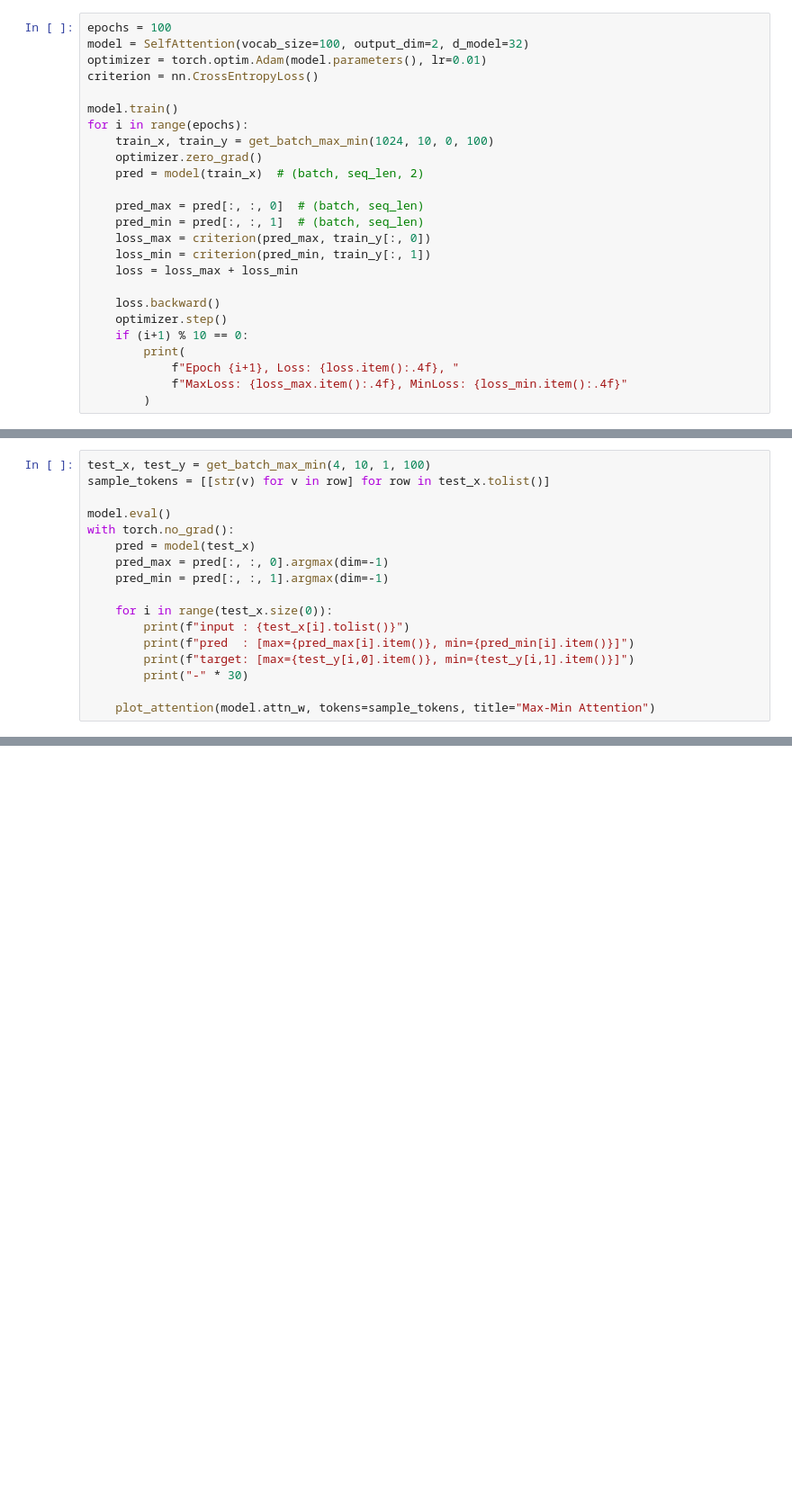
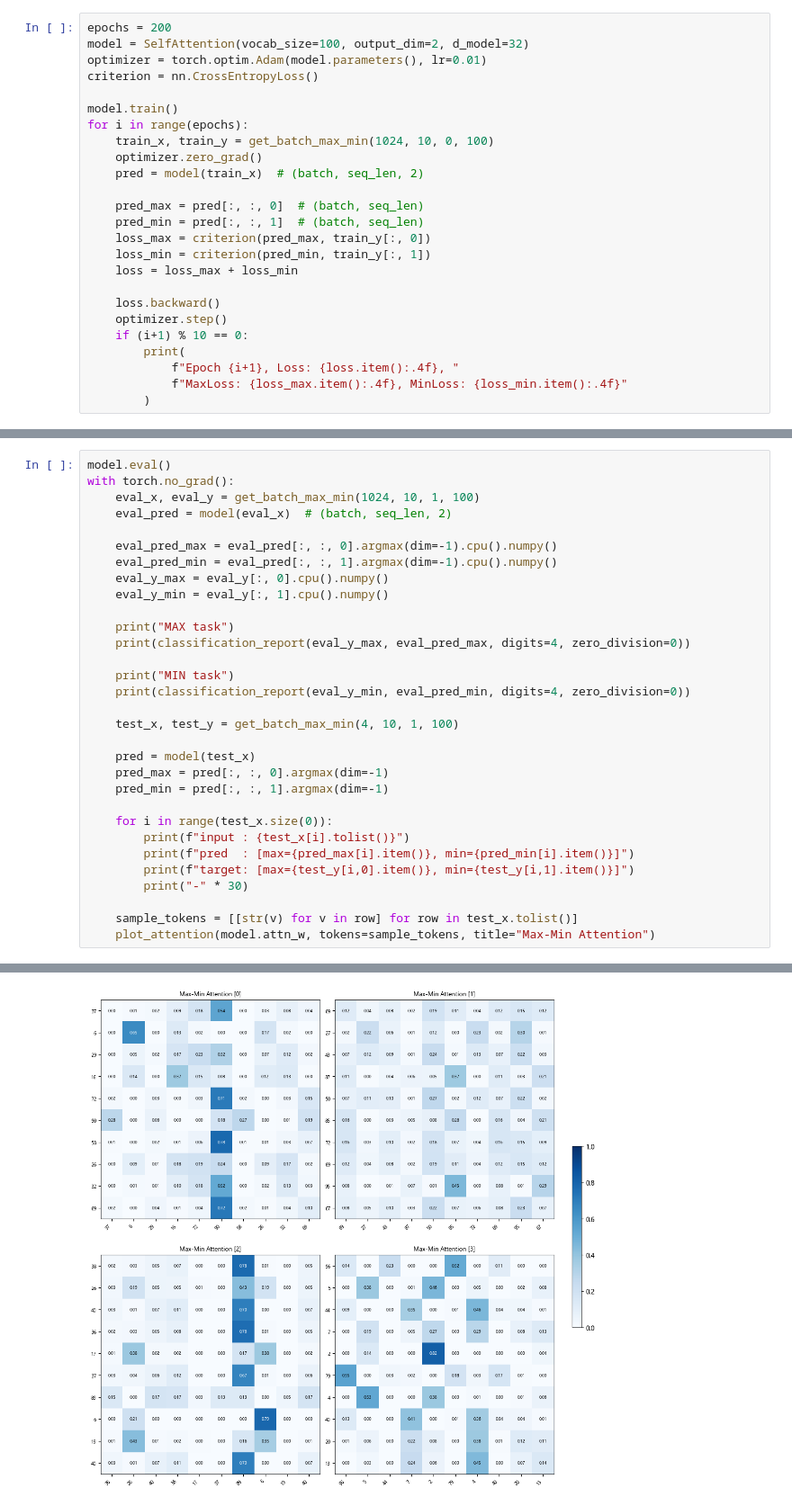
Before and after one commit to Antrairs/inside-transformer, a Jupyter notebook: notebooks/01_SingleHeadSelfAttention/SingleHeadSelfAttention.ipynb, the cells around one changed output, grey strips where cells are left out. Shown at 90% size. Cells and saved outputs as stored; diff of their text form; blank space fills up the shorter version.

```diff
--- a/notebooks/01_SingleHeadSelfAttention/SingleHeadSelfAttention.ipynb
+++ b/notebooks/01_SingleHeadSelfAttention/SingleHeadSelfAttention.ipynb
@@ -192,5 +243,5 @@ get_batch_max_min(2, 5, 0, 10)
 # %%
-epochs = 100
+epochs = 200
 model = SelfAttention(vocab_size=100, output_dim=2, d_model=32)
 optimizer = torch.optim.Adam(model.parameters(), lr=0.01)
 criterion = nn.CrossEntropyLoss()
@@ -221,9 +293,22 @@ for i in range(epochs):
 # %%
-test_x, test_y = get_batch_max_min(4, 10, 1, 100)
-sample_tokens = [[str(v) for v in row] for row in test_x.tolist()]
-
 model.eval()
 with torch.no_grad():
+    eval_x, eval_y = get_batch_max_min(1024, 10, 1, 100)
+    eval_pred = model(eval_x)  # (batch, seq_len, 2)
+
+    eval_pred_max = eval_pred[:, :, 0].argmax(dim=-1).cpu().numpy()
+    eval_pred_min = eval_pred[:, :, 1].argmax(dim=-1).cpu().numpy()
+    eval_y_max = eval_y[:, 0].cpu().numpy()
+    eval_y_min = eval_y[:, 1].cpu().numpy()
+
+    print("MAX task")
+    print(classification_report(eval_y_max, eval_pred_max, digits=4, zero_division=0))
+
+    print("MIN task")
+    print(classification_report(eval_y_min, eval_pred_min, digits=4, zero_division=0))
+
+    test_x, test_y = get_batch_max_min(4, 10, 1, 100)
+
     pred = model(test_x)
     pred_max = pred[:, :, 0].argmax(dim=-1)
     pred_min = pred[:, :, 1].argmax(dim=-1)
@@ -234,4 +319,6 @@ with torch.no_grad():
         print(f"target: [max={test_y[i,0].item()}, min={test_y[i,1].item()}]")
         print("-" * 30)
 
+    sample_tokens = [[str(v) for v in row] for row in test_x.tolist()]
     plot_attention(model.attn_w, tokens=sample_tokens, title="Max-Min Attention")
+# %% [output]
@@ -237,0 +342 @@ with torch.no_grad():
+[figure, added]
```
Also changed, not shown: parts of 16 cells of this notebook, 3 other files.
